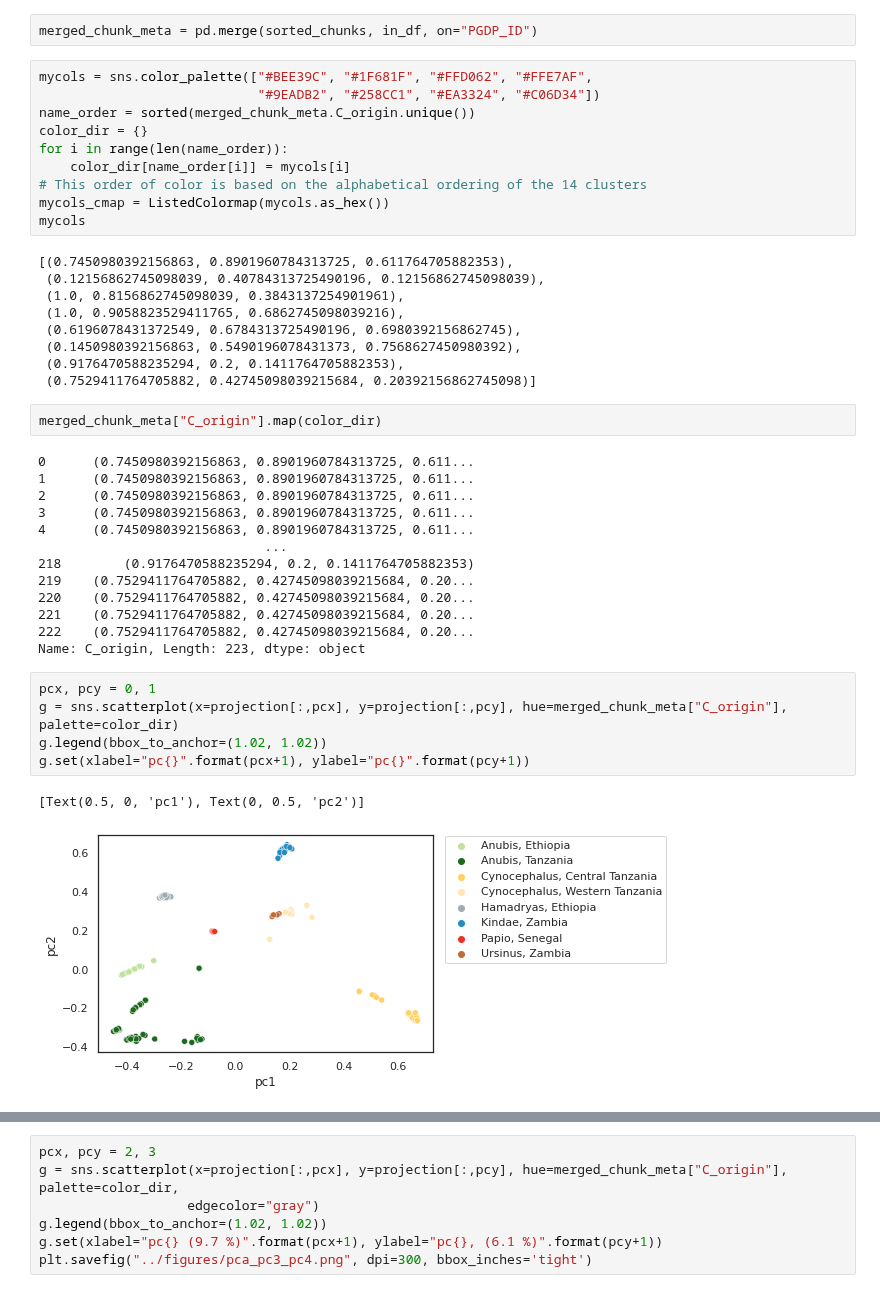
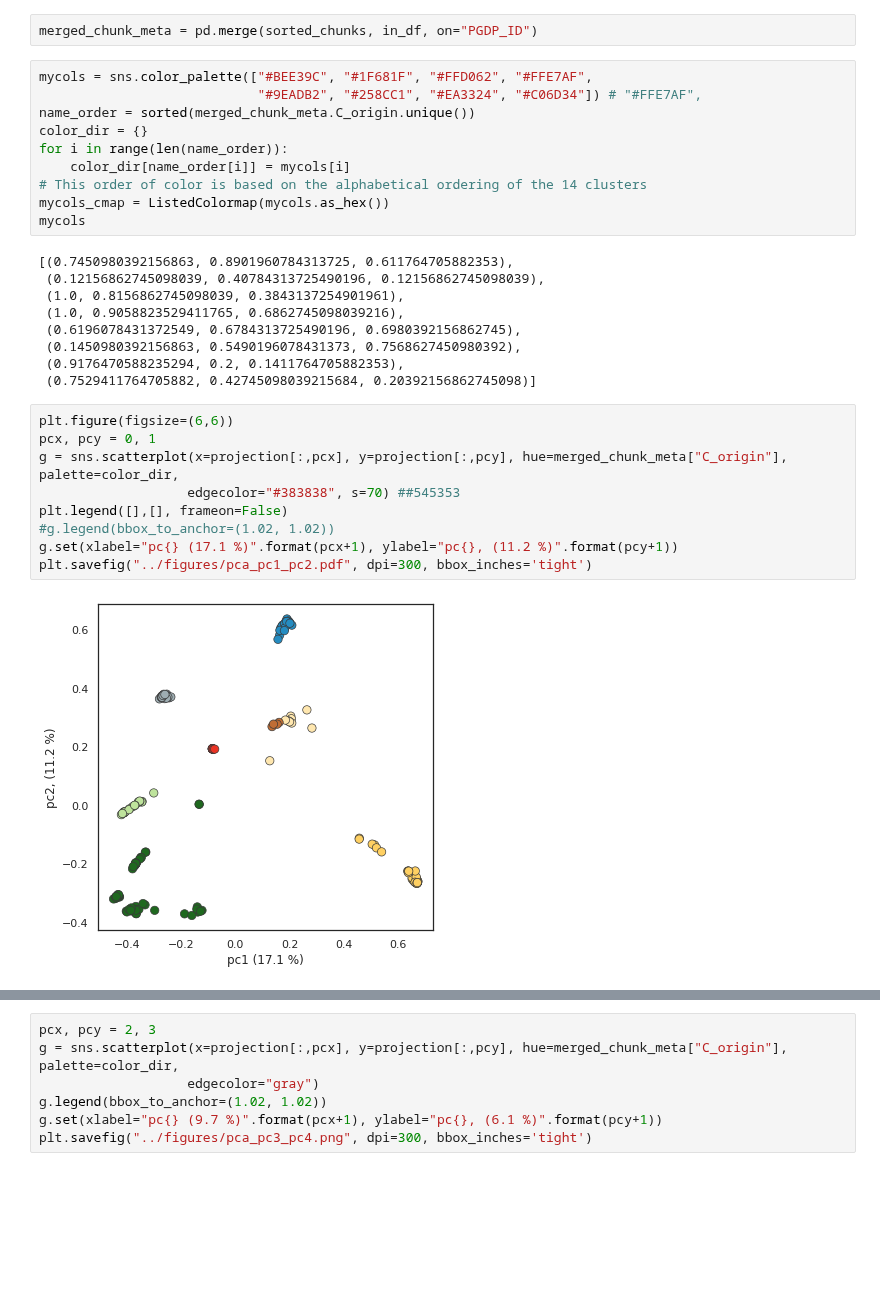
Before and after one commit to erikfogh/baboon_analysis, a Jupyter notebook: notebooks/paint02_heatmap_and_PCA.ipynb, the cells around one changed output, grey strips where cells are left out. Saved outputs shown, nothing was run; the diff lists cells and outputs as text; blank space fills up the shorter version.

Commit message:
Updated readme and plot work

```diff
--- a/notebooks/paint02_heatmap_and_PCA.ipynb
+++ b/notebooks/paint02_heatmap_and_PCA.ipynb
@@ -211,7 +211,7 @@ print(pca.explained_variance_)
 merged_chunk_meta = pd.merge(sorted_chunks, in_df, on="PGDP_ID")
 # %%
 mycols = sns.color_palette(["#BEE39C", "#1F681F", "#FFD062", "#FFE7AF",
-                            "#9EADB2", "#258CC1", "#EA3324", "#C06D34"])
+                            "#9EADB2", "#258CC1", "#EA3324", "#C06D34"]) # "#FFE7AF",
 name_order = sorted(merged_chunk_meta.C_origin.unique())
 color_dir = {}
 for i in range(len(name_order)):
@@ -228,26 +228,14 @@ mycols
  (0.1450980392156863, 0.5490196078431373, 0.7568627450980392),
  (0.9176470588235294, 0.2, 0.1411764705882353),
  (0.7529411764705882, 0.42745098039215684, 0.20392156862745098)]
-# %%
-merged_chunk_meta["C_origin"].map(color_dir)
-# %% [output]
-0      (0.7450980392156863, 0.8901960784313725, 0.611...
-1      (0.7450980392156863, 0.8901960784313725, 0.611...
-2      (0.7450980392156863, 0.8901960784313725, 0.611...
-3      (0.7450980392156863, 0.8901960784313725, 0.611...
-4      (0.7450980392156863, 0.8901960784313725, 0.611...
-                             ...
-218        (0.9176470588235294, 0.2, 0.1411764705882353)
-219    (0.7529411764705882, 0.42745098039215684, 0.20...
-220    (0.7529411764705882, 0.42745098039215684, 0.20...
-221    (0.7529411764705882, 0.42745098039215684, 0.20...
-222    (0.7529411764705882, 0.42745098039215684, 0.20...
-Name: C_origin, Length: 223, dtype: object
 # %%
+plt.figure(figsize=(6,6))
 pcx, pcy = 0, 1
-g = sns.scatterplot(x=projection[:,pcx], y=projection[:,pcy], hue=merged_chunk_meta["C_origin"], palette=color_dir)
-g.legend(bbox_to_anchor=(1.02, 1.02))
-g.set(xlabel="pc{}".format(pcx+1), ylabel="pc{}".format(pcy+1))
+g = sns.scatterplot(x=projection[:,pcx], y=projection[:,pcy], hue=merged_chunk_meta["C_origin"], palette=color_dir,
+                   edgecolor="#383838", s=70) ##545353
+plt.legend([],[], frameon=False)
+#g.legend(bbox_to_anchor=(1.02, 1.02))
+g.set(xlabel="pc{} (17.1 %)".format(pcx+1), ylabel="pc{}, (11.2 %)".format(pcy+1))
+plt.savefig("../figures/pca_pc1_pc2.pdf", dpi=300, bbox_inches='tight')
 # %% [output]
-[Text(0.5, 0, 'pc1'), Text(0, 0.5, 'pc2')]
-[figure, old version]
+[figure, new version]
```
Also changed, not shown: parts of 3 cells of this notebook, 32 other files.
